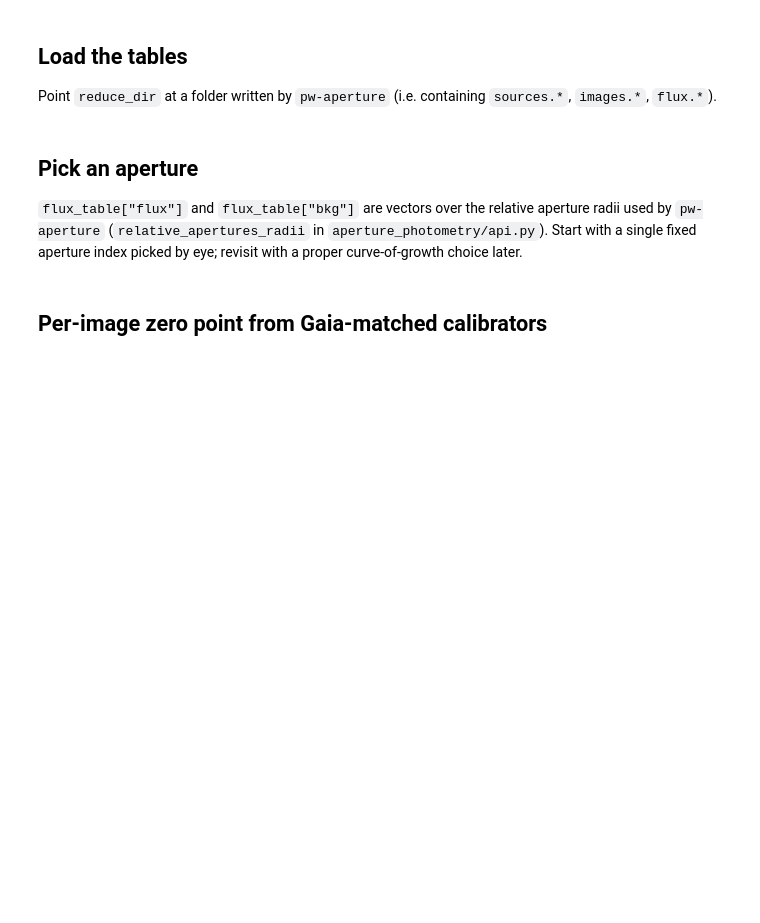
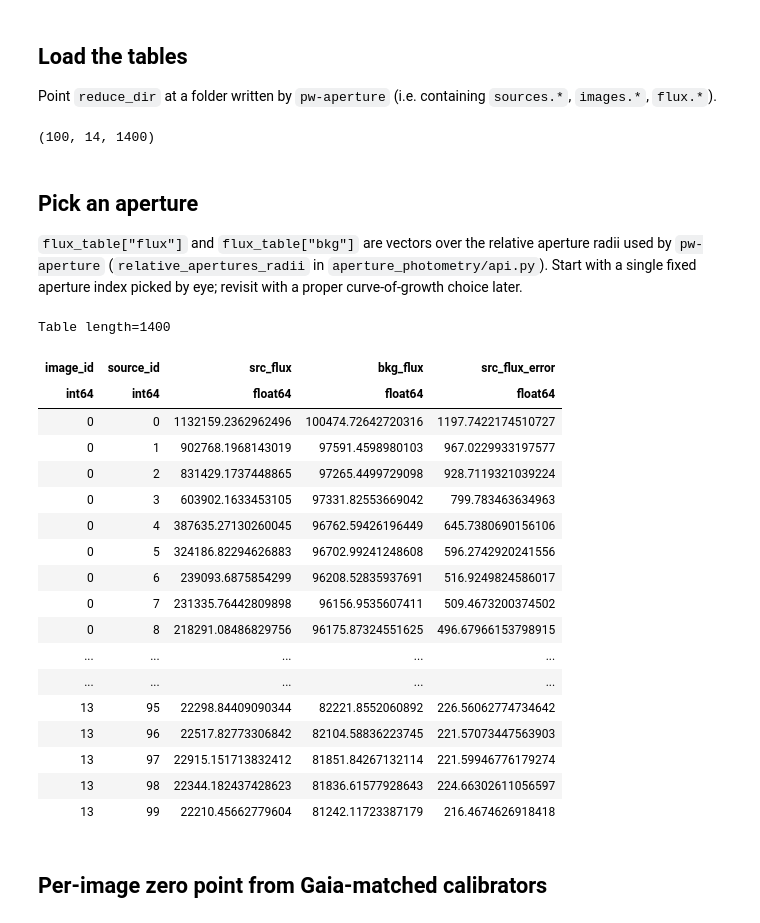
Before and after one commit to adamarthurryan/photometry-workflow, a Jupyter notebook: notebooks/apparent_magnitude.ipynb, the cells around one changed output. Saved outputs shown, nothing was run; the diff lists cells and outputs as text; code cells hidden in the pictures; blank space fills up the shorter version.

```diff
--- a/notebooks/apparent_magnitude.ipynb
+++ b/notebooks/apparent_magnitude.ipynb
@@ -26,10 +26,14 @@ from astropy.table import Table, join
 Point `reduce_dir` at a folder written by `pw-aperture` (i.e. containing `sources.*`,
 `images.*`, `flux.*`).
 # %%
-reduce_dir = Path("../reduce")
+reduce_dir = Path("/home/adamarthurryan/Desktop/baron obs/pandora/pandorahatp11multibandseries_20260701_baron_gp/reduce")
+#reduce_dir = Path("/home/adamarthurryan/Desktop/baron obs/mkr421/mrk421microvariabilityirg_20260708_baron_ip/reduce")
+gaia_filter_key = "g_sdss_mag"
 
 source_table = Table.read(next(reduce_dir.glob("sources.*")))
 image_table = Table.read(next(reduce_dir.glob("images.*")))
 flux_table = Table.read(next(reduce_dir.glob("flux.*")))
 
 len(source_table), len(image_table), len(flux_table)
+# %% [output]
+(100, 14, 1400)
@@ -51,3 +55,25 @@ flux_table["bkg_1ap"] = flux_table["bkg"][:, aperture_index]
+# %%
+flux_ap_table
+# %% [output]
+Table length=1400
+| image_id | source_id | src_flux | bkg_flux | src_flux_error |
+| int64 | int64 | float64 | float64 | float64 |
+| 0 | 0 | 1132159.2362962496 | 100474.72642720316 | 1197.7422174510727 |
+| 0 | 1 | 902768.1968143019 | 97591.4598980103 | 967.0229933197577 |
+| 0 | 2 | 831429.1737448865 | 97265.4499729098 | 928.7119321039224 |
+| 0 | 3 | 603902.1633453105 | 97331.82553669042 | 799.783463634963 |
+| 0 | 4 | 387635.27130260045 | 96762.59426196449 | 645.7380690156106 |
+| 0 | 5 | 324186.82294626883 | 96702.99241248608 | 596.2742920241556 |
+| 0 | 6 | 239093.6875854299 | 96208.52835937691 | 516.9249824586017 |
+| 0 | 7 | 231335.76442809898 | 96156.9535607411 | 509.4673200374502 |
+| 0 | 8 | 218291.08486829756 | 96175.87324551625 | 496.67966153798915 |
+| ... | ... | ... | ... | ... |
+| ... | ... | ... | ... | ... |
+| 13 | 95 | 22298.84409090344 | 82221.8552060892 | 226.56062774734642 |
+| 13 | 96 | 22517.82773306842 | 82104.58836223745 | 221.57073447563903 |
+| 13 | 97 | 22915.151713832412 | 81851.84267132114 | 221.59946776179274 |
+| 13 | 98 | 22344.182437428623 | 81836.61577928643 | 224.66302611056597 |
+| 13 | 99 | 22210.45662779604 | 81242.11723387179 | 216.4674626918418 |
 # %% [markdown]
 ## Per-image zero point from Gaia-matched calibrators
 # %%
```
Also changed, not shown: parts of 7 cells of this notebook, 7 other files.
